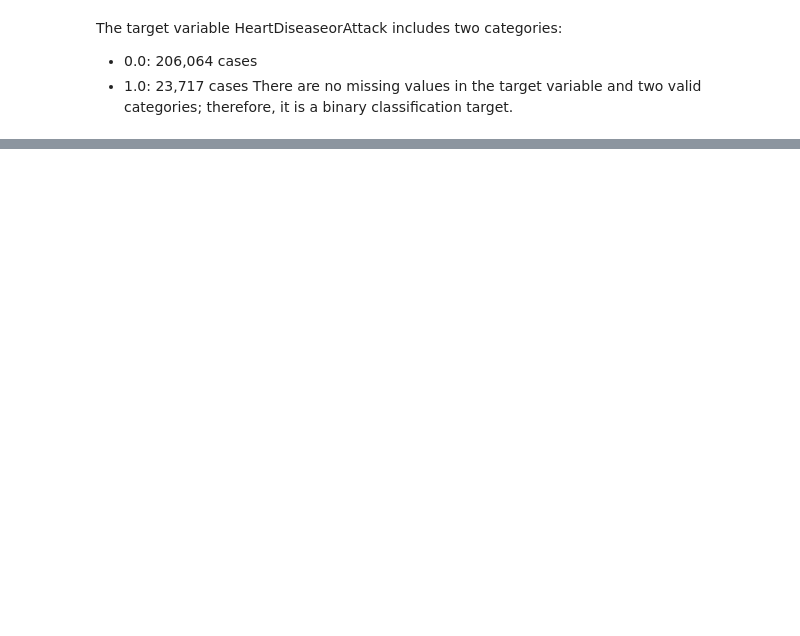
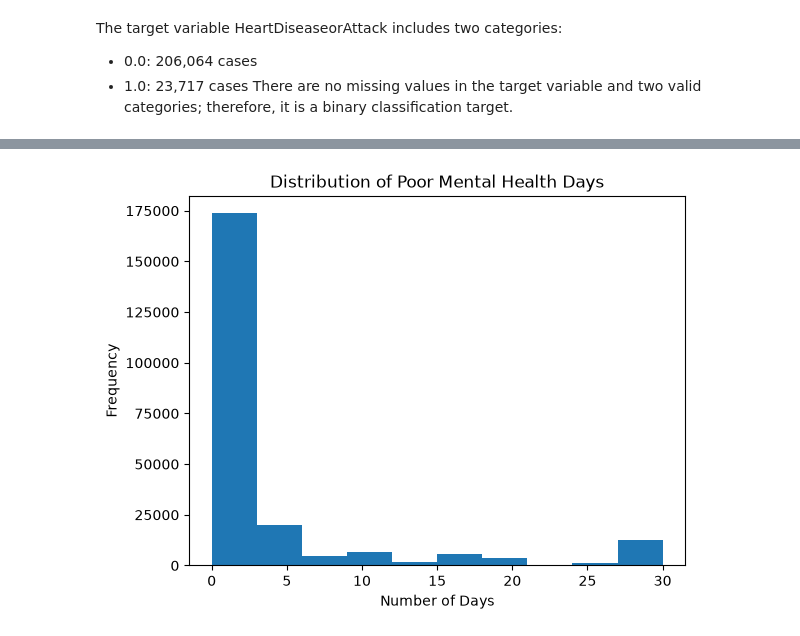
Before and after one commit to LunaYahya/AI-Training, a Jupyter notebook: Project/day1_2_note.ipynb, the cells around one changed output, grey strips where cells are left out. Cells and saved outputs as stored; diff of their text form; code cells hidden in the pictures; blank space fills up the shorter version.

```diff
--- a/Project/day1_2_note.ipynb
+++ b/Project/day1_2_note.ipynb
@@ -201,0 +312,8 @@ There are no missing values in the target variable and two valid categories; the
+# %%
+plt.hist(df["MentHlth"])
+plt.title("Distribution of Poor Mental Health Days")
+plt.xlabel("Number of Days")
+plt.ylabel("Frequency")
+plt.show()
+# %% [output]
+[figure, added]
```
Also changed, not shown: parts of 52 cells of this notebook.
